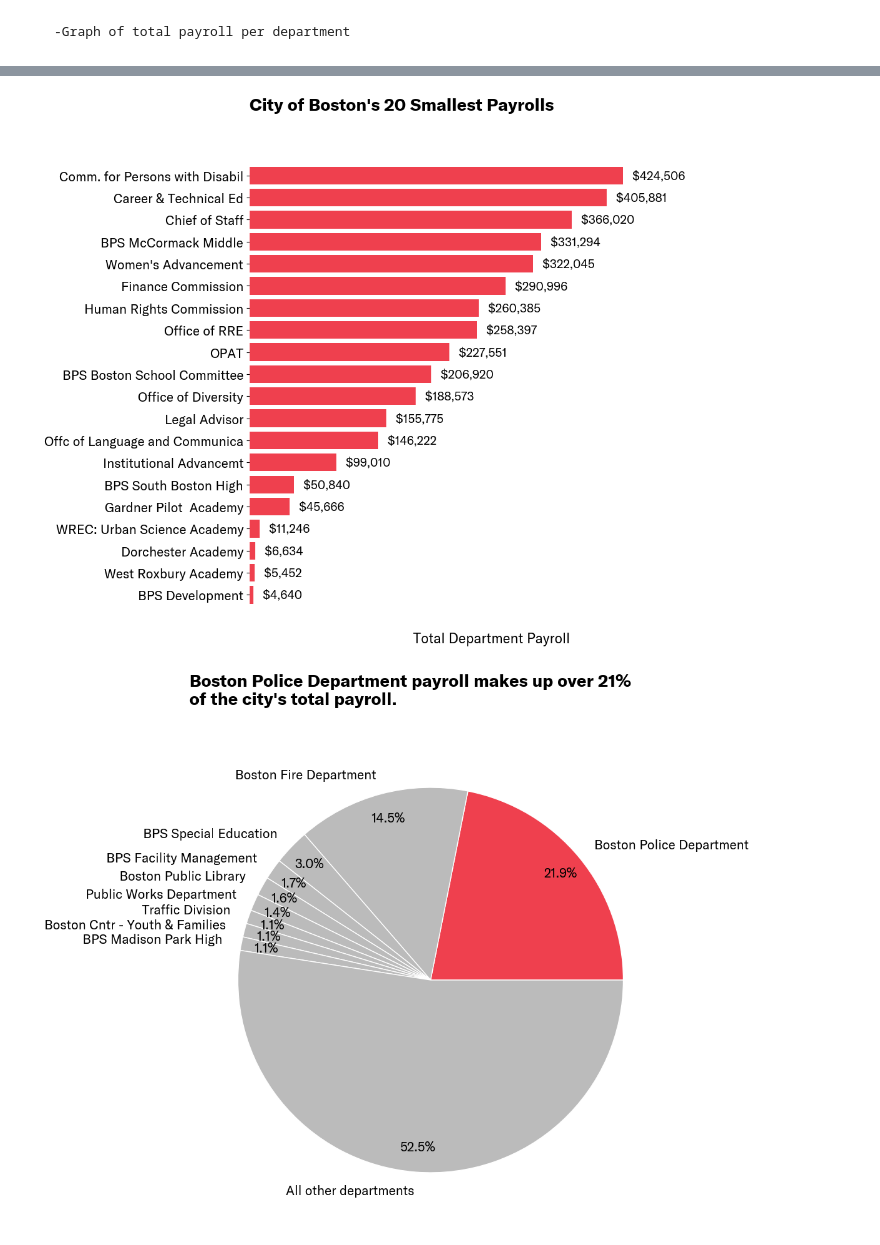
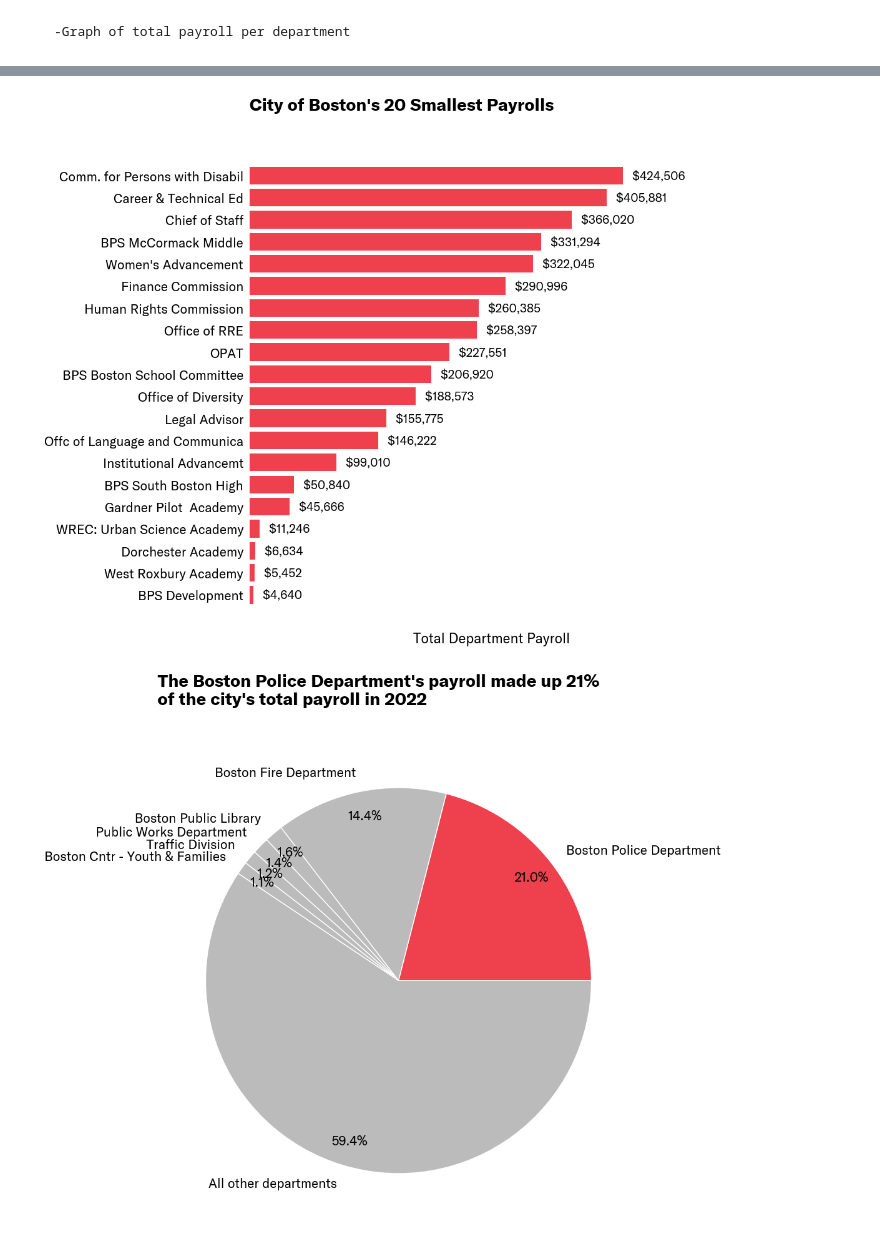
Before and after one commit to yap-ryan/ds-aclu-police-budget-analysis, a Jupyter notebook: fall22-team-2/8. Employee compensation comparison to non-BPD employees.ipynb, the cells around one changed output, grey strips where cells are left out. Drawn from its saved outputs; the diff is of its cells as text; code cells hidden in the pictures.

```diff
--- a/fall22-team-2/8. Employee compensation comparison to non-BPD employees.ipynb
+++ b/fall22-team-2/8. Employee compensation comparison to non-BPD employees.ipynb
@@ -149,6 +153,6 @@ plt.show()
 # %%
-bpd_earnings21 = earnings21[earnings21['DEPARTMENT_NAME']=='Boston Police Department']
-nonbpd_earnings21 = earnings21[earnings21['DEPARTMENT_NAME']!='Boston Police Department']
+bpd_earnings22 = earnings22[earnings22['DEPARTMENT_NAME']=='Boston Police Department']
+nonbpd_earnings22 = earnings22[earnings22['DEPARTMENT_NAME']!='Boston Police Department']
 colors = ["#FCAA17", "#FCAA17", "#EF404E",'#552564','#0055AA',
     '#130F54','#3C3532','#691B40','#231F20','#EFECEA',
     '#FFE06A','#FFE06A','#FABEAF','#A3DBE3','#CCCCCC' ]
@@ -157,10 +161,10 @@ font = fpath
 
 # make data
 x = ['Other City Employees','BPD Employees']
-y = [ nonbpd_earnings21['TOTAL_GROSS'].sum()
-     / len(nonbpd_earnings21['TOTAL_GROSS'].index),
-     bpd_earnings21['TOTAL_GROSS'].sum()
-     / len(bpd_earnings21['TOTAL_GROSS'].index)]
+y = [ nonbpd_earnings22['TOTAL_ GROSS'].sum()
+     / len(nonbpd_earnings22['TOTAL_ GROSS'].index),
+     bpd_earnings22['TOTAL_ GROSS'].sum()
+     / len(bpd_earnings22['TOTAL_ GROSS'].index)]
 # plot
 fig, ax = plt.subplots()
 
@@ -172,7 +176,9 @@ cont = ax.bar(x,y, color=["#BBBBBB",'#EF404E'])
 ax.set(ylim=(0, 160000),yticks=range(0,160000,30000))
 plt.ticklabel_format(style='plain', axis='y', useLocale=True)
 
-ax.set_title('On average, BPD employees salaries are nearly double that of all \nother city employees.',font=fpath_bold, fontsize=20, loc='left', pad=40)
+ax.set_title('On average, BPD employees\' salaries were nearly double that of \nother city employees in 2022',font=fpath_bold, fontsize=20, loc='left', pad=40)
+ax.set_title('The average BPD salary was 77% more than the \naverage salary of other city employees in 2022 ',font=fpath_bold, fontsize=20, loc='left', pad=40)
+
 
 locale.setlocale(locale.LC_ALL, 'en_CA.UTF-8')
 labels = []
@@ -190,6 +196,9 @@ plt.yticks(font=fpath)
 
 plt.grid(which='major', axis='y', color='lightgrey', zorder=10.0)
 ax.set_axisbelow(True)
+plt.tick_params(left = False, bottom=False)
+
+
 
 
 for pos in ['right', 'top', 'bottom', 'left']:
@@ -388,6 +416,8 @@ plt.yticks(font=fpath)
 plt.xticks([], [])
 
 # ax.set_xticklabels(['$0 ','$100,000 ','$200,000 ','$300,000 ','$400,000 ','$500,000 '])
+plt.tick_params(left = False)
+
 
 
 for pos in ['right', 'top', 'bottom', 'left']:
@@ -396,10 +426,10 @@ fig.savefig('./Hayden_Images/8/Breakdown of City of Bostons 20 Smallest Payrolls
 
 plt.show()
 # %% [output]
-[figure, old version]
+[figure, new version]
 # %%
-bpd_earnings21 = earnings21[earnings21['DEPARTMENT_NAME']=='Boston Police Department']
-nonbpd_earnings21 = earnings21[earnings21['DEPARTMENT_NAME']!='Boston Police Department']
+bpd_earnings22 = earnings22[earnings22['DEPARTMENT_NAME']=='Boston Police Department']
+nonbpd_earnings22 = earnings22[earnings22['DEPARTMENT_NAME']!='Boston Police Department']
 
 
 colors = ['#EF404E','#BBBBBB','#BBBBBB','#BBBBBB','#BBBBBB','#BBBBBB',
@@ -409,42 +439,48 @@ x = []
 y = []
 
 ls = []
-for i in earnings21['DEPARTMENT_NAME'].unique():
-    ls.append(((earnings21[earnings21['DEPARTMENT_NAME']==i]['TOTAL_GROSS'].sum()),i))
+for i in earnings22['DEPARTMENT_NAME'].unique():
+    ls.append(((earnings22[earnings22['DEPARTMENT_NAME']==i]['TOTAL_ GROSS'].sum()),i))
 
 ls.sort(reverse=True)
 #print(ls)
 for i,j in ls:
     y.append(i)
     x.append(j)
 
 
 # plot
 fig, ax = plt.subplots()
 
 fig.set_figheight(10)
 fig.set_figwidth(10)
 
-y_pie = y[:9]
-sum = 0
+
+# SKIP BPS SLICES --> indexes to skip 2, 3, 8
+y_pie = y[0:2] + y[4:8]
+sum = y[2] + y[3] + y[8] # add skipped slices to "Other" sum
 for i in y[9:]:
     sum+=i
 y_pie.append(sum)
-x_labels = x[:9]
+
+x_labels = x[0:2] + x[4:8]
+# print(y_pie)
+# print(x_labels)
+
 x_labels.append('All other departments')
 _= ax.pie(y_pie,labels=x_labels, colors=colors,
        autopct='%.1f%%',textprops={'font':font},
        wedgeprops=dict(width=1, edgecolor='w'), pctdistance=0.87)
 # plt.title('City of Boston Payroll Breakdown, Top 10 Largest Payrolls',fontsize=18, font=font)
-ax.set_title('Boston Police Department payroll makes up over 21%\nof the city\'s total payroll.', font=fpath_bold, fontsize=20, loc='left', pad=40)
+ax.set_title('The Boston Police Department\'s payroll made up 21%\nof the city\'s total payroll in 2022', font=fpath_bold, fontsize=20, loc='left', pad=40)
 ax.title.set_size(20)
 
 
 
 for pos in ['right', 'top', 'bottom', 'left']:
    plt.gca().spines[pos].set_visible(False)
 fig.savefig('./Hayden_Images/8/Boston Police Department Payroll Makes Up Over 21p of The Cities Total Payroll.png',bbox_inches='tight')
 
 plt.show()
 # %% [output]
-[figure, old version]
+[figure, new version]
```
Also changed, not shown: parts of 6 cells of this notebook, 43 other files.
